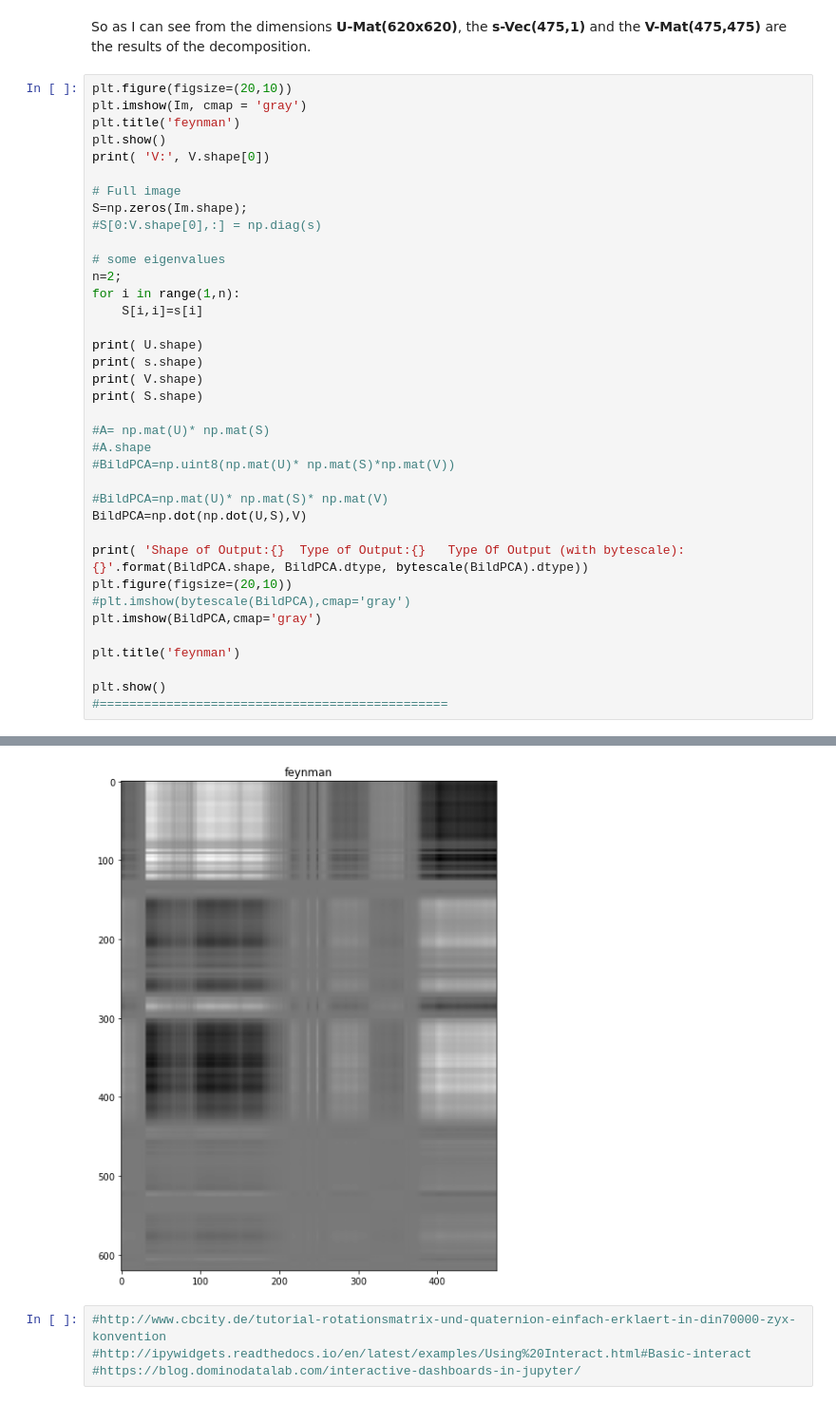
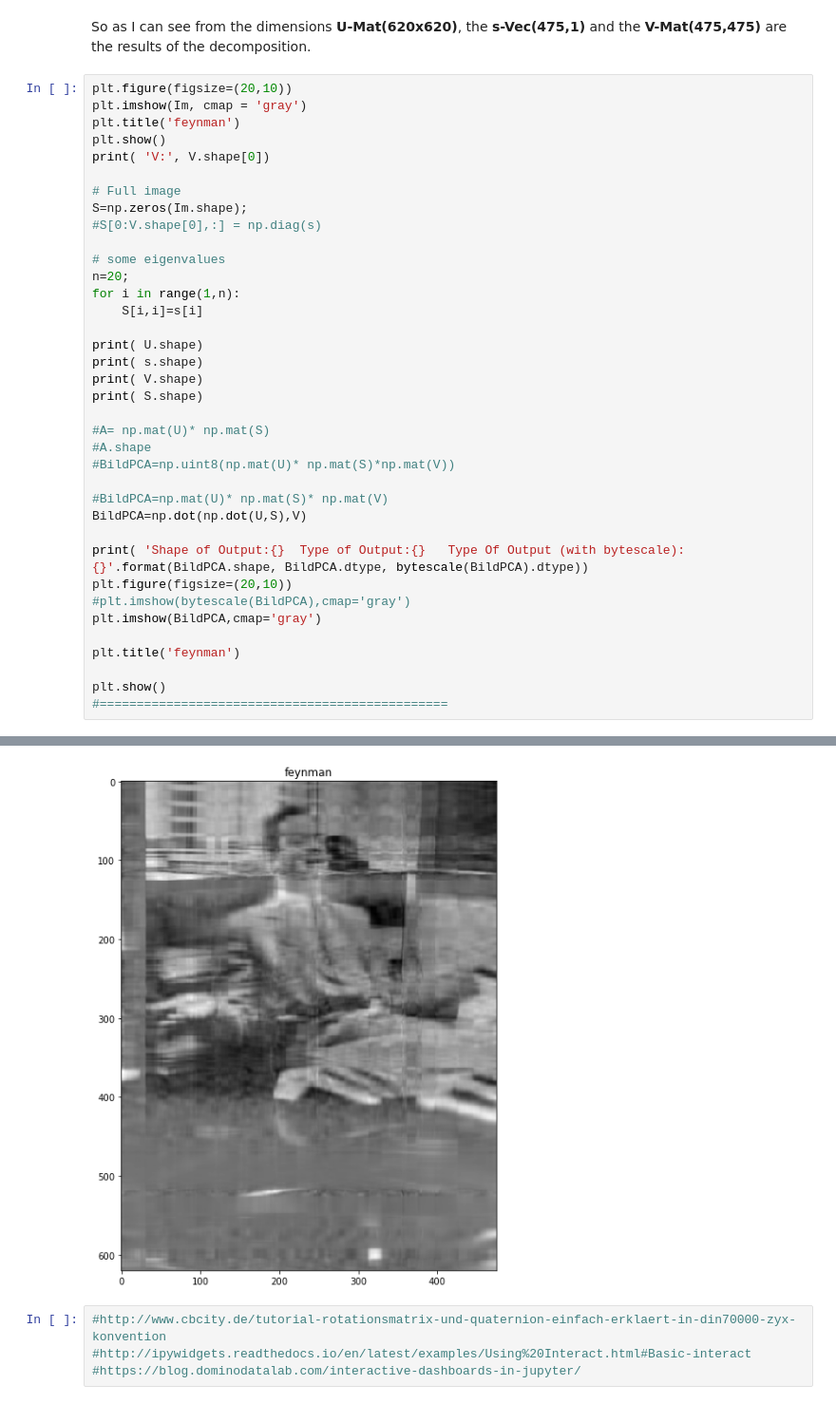
Before and after one commit to AndreasrichterUP/Python-Teaching, a Jupyter notebook: -07-Singular-Value-Decomposition.ipynb, the cells around one changed output, grey strips where cells are left out. Shown: that part at 95% size. Saved outputs shown, nothing was run; the diff lists cells and outputs as text.

```diff
--- a/-07-Singular-Value-Decomposition.ipynb
+++ b/-07-Singular-Value-Decomposition.ipynb
@@ -231,40 +224,40 @@ S=np.zeros(Im.shape);
 #S[0:V.shape[0],:] = np.diag(s)
 
 # some eigenvalues
-n=2;
+n=20;
 for i in range(1,n):
     S[i,i]=s[i]
 
 print( U.shape)
 print( s.shape)
 print( V.shape)
 print( S.shape)
 
 #A= np.mat(U)* np.mat(S)
 #A.shape
 #BildPCA=np.uint8(np.mat(U)* np.mat(S)*np.mat(V))
 
 #BildPCA=np.mat(U)* np.mat(S)* np.mat(V)
 BildPCA=np.dot(np.dot(U,S),V)
 
 print( 'Shape of Output:{}  Type of Output:{}   Type Of Output (with bytescale):{}'.format(BildPCA.shape, BildPCA.dtype, bytescale(BildPCA).dtype))
 plt.figure(figsize=(20,10))
 #plt.imshow(bytescale(BildPCA),cmap='gray')
 plt.imshow(BildPCA,cmap='gray')
 
 plt.title('feynman')
 
 plt.show()
 #===============================================
 # %% [output]
 [figure]
 V: 475
 (620, 620)
 (475,)
 (475, 475)
 (620, 475)
 Shape of Output:(620, 475)  Type of Output:float64   Type Of Output (with bytescale):uint8
-[figure, old version]
+[figure, new version]
 # %%
 #http://www.cbcity.de/tutorial-rotationsmatrix-und-quaternion-einfach-erklaert-in-din70000-zyx-konvention
 #http://ipywidgets.readthedocs.io/en/latest/examples/Using%20Interact.html#Basic-interact
```
Also changed, not shown: parts of 6 cells of this notebook.
